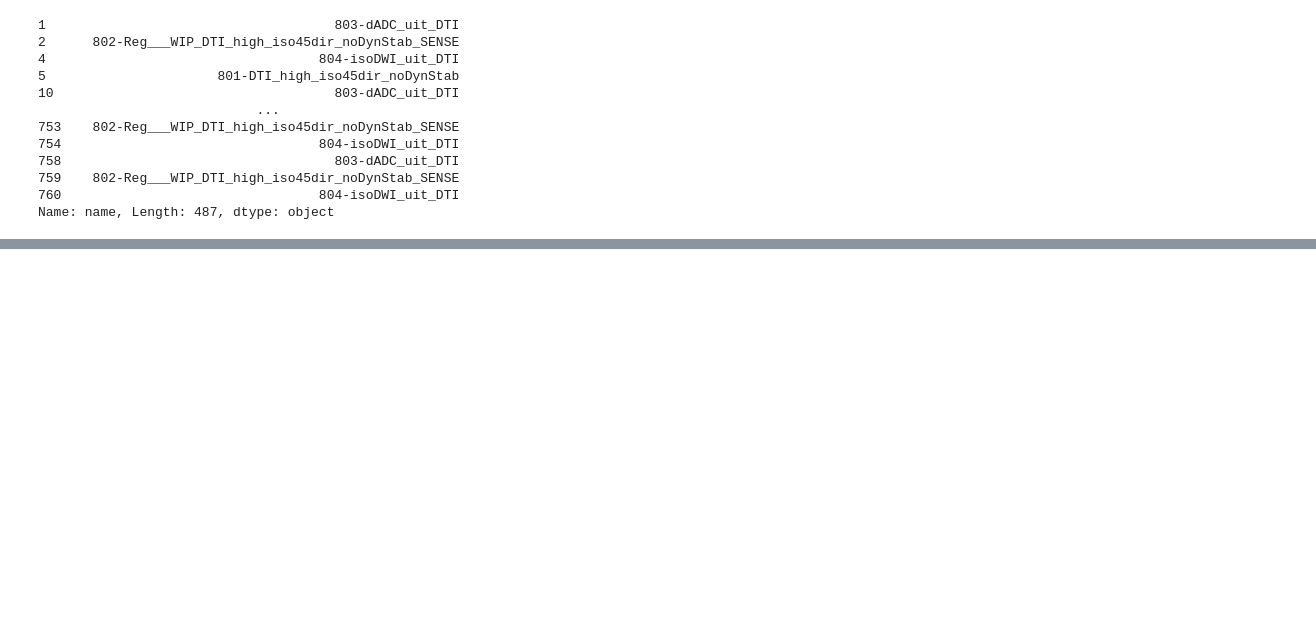
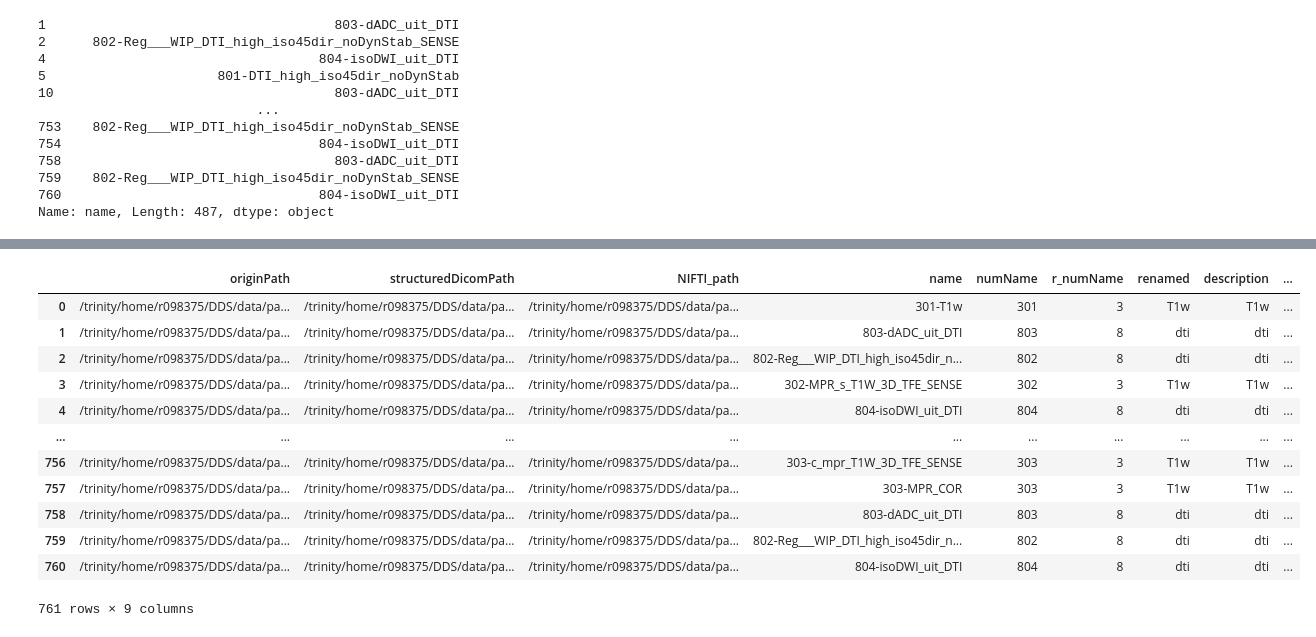
Before and after one commit to SoenkevL/DeepDicomSort, a Jupyter notebook: prototyping/parelsnoer/LabelParelsnoer.ipynb, the cells around one changed output, grey strips where cells are left out. Saved outputs shown, nothing was run; the diff lists cells and outputs as text; code cells hidden in the pictures; blank space fills up the shorter version.

```diff
--- a/prototyping/parelsnoer/LabelParelsnoer.ipynb
+++ b/prototyping/parelsnoer/LabelParelsnoer.ipynb
@@ -133,0 +189,2 @@ Name: name, Length: 487, dtype: object
+# %%
+FileFrame['description'] = FileFrame['renamed']
@@ -133,0 +200,18 @@ Name: name, Length: 487, dtype: object
+# %%
+FileFrame['numLabel'] = FileFrame.apply(assignLabel, axis=1)
+# %%
+FileFrame
+# %% [output]
+|  | originPath | structuredDicomPath | NIFTI_path | name | numName | r_numName | renamed | description | ... |
+| 0 | /trinity/home/r098375/DDS/data/pa... | /trinity/home/r098375/DDS/data/pa... | /trinity/home/r098375/DDS/data/pa... | 301-T1w | 301 | 3 | T1w | T1w | ... |
+| 1 | /trinity/home/r098375/DDS/data/pa... | /trinity/home/r098375/DDS/data/pa... | /trinity/home/r098375/DDS/data/pa... | 803-dADC_uit_DTI | 803 | 8 | dti | dti | ... |
+| 2 | /trinity/home/r098375/DDS/data/pa... | /trinity/home/r098375/DDS/data/pa... | /trinity/home/r098375/DDS/data/pa... | 802-Reg___WIP_DTI_high_iso45dir_n... | 802 | 8 | dti | dti | ... |
+| 3 | /trinity/home/r098375/DDS/data/pa... | /trinity/home/r098375/DDS/data/pa... | /trinity/home/r098375/DDS/data/pa... | 302-MPR_s_T1W_3D_TFE_SENSE | 302 | 3 | T1w | T1w | ... |
+| 4 | /trinity/home/r098375/DDS/data/pa... | /trinity/home/r098375/DDS/data/pa... | /trinity/home/r098375/DDS/data/pa... | 804-isoDWI_uit_DTI | 804 | 8 | dti | dti | ... |
+| ... | ... | ... | ... | ... | ... | ... | ... | ... | ... |
+| 756 | /trinity/home/r098375/DDS/data/pa... | /trinity/home/r098375/DDS/data/pa... | /trinity/home/r098375/DDS/data/pa... | 303-c_mpr_T1W_3D_TFE_SENSE | 303 | 3 | T1w | T1w | ... |
+| 757 | /trinity/home/r098375/DDS/data/pa... | /trinity/home/r098375/DDS/data/pa... | /trinity/home/r098375/DDS/data/pa... | 303-MPR_COR | 303 | 3 | T1w | T1w | ... |
+| 758 | /trinity/home/r098375/DDS/data/pa... | /trinity/home/r098375/DDS/data/pa... | /trinity/home/r098375/DDS/data/pa... | 803-dADC_uit_DTI | 803 | 8 | dti | dti | ... |
+| 759 | /trinity/home/r098375/DDS/data/pa... | /trinity/home/r098375/DDS/data/pa... | /trinity/home/r098375/DDS/data/pa... | 802-Reg___WIP_DTI_high_iso45dir_n... | 802 | 8 | dti | dti | ... |
+| 760 | /trinity/home/r098375/DDS/data/pa... | /trinity/home/r098375/DDS/data/pa... | /trinity/home/r098375/DDS/data/pa... | 804-isoDWI_uit_DTI | 804 | 8 | dti | dti | ... |
+761 rows × 9 columns
```
Also changed, not shown: parts of 12 cells of this notebook, 5 other files.
